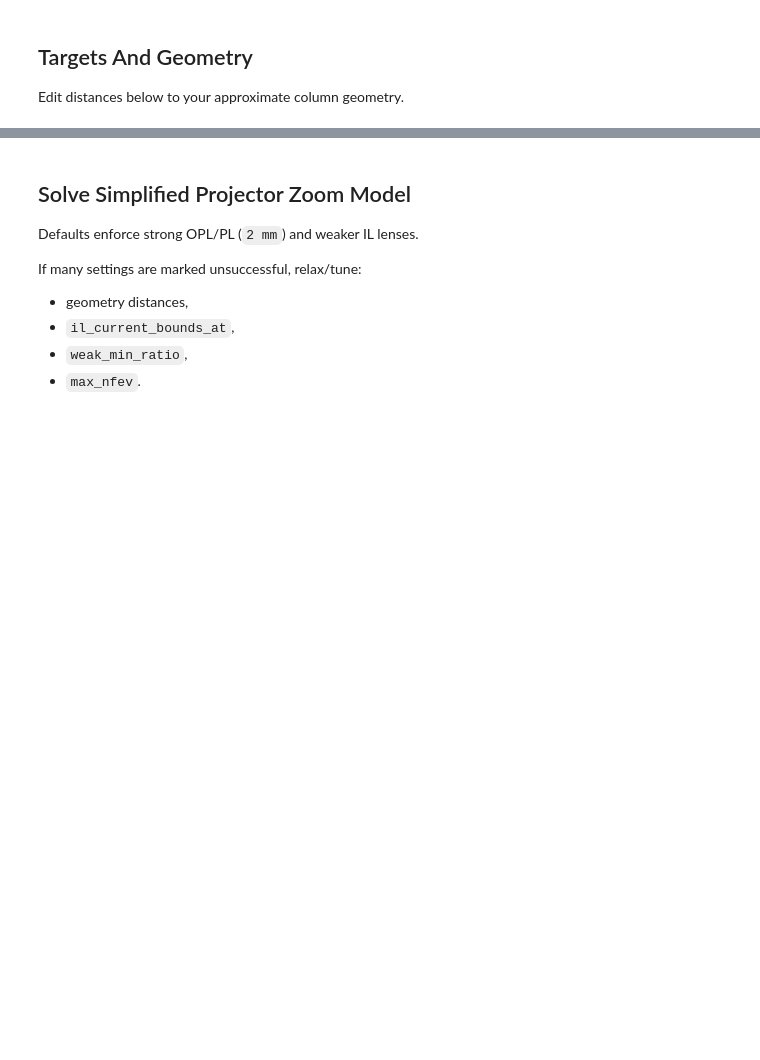
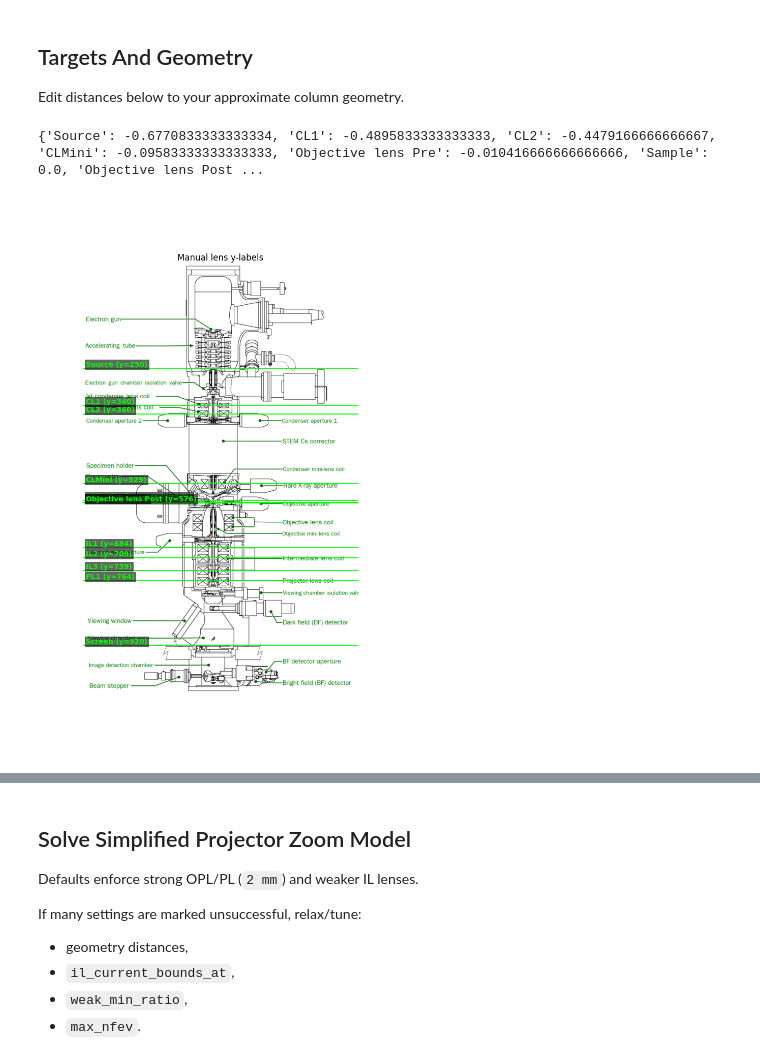
Before and after one commit to TemGym/TemGymCore, a Jupyter notebook: examples/microscope_models/projector_model_tem.ipynb, the cells around one changed output, grey strips where cells are left out. Saved outputs shown, nothing was run; the diff lists cells and outputs as text; code cells hidden in the pictures; blank space fills up the shorter version.

```diff
--- a/examples/microscope_models/projector_model_tem.ipynb
+++ b/examples/microscope_models/projector_model_tem.ipynb
@@ -44,3 +64,82 @@ def _build_abcd_np(dists: np.ndarray, focals: np.ndarray) -> np.ndarray:
 ## Targets And Geometry
 
 Edit distances below to your approximate column geometry.
+# %%
+# Manually fill y-pixel positions for each lens label.
+# Leave as None until you set a value.
+label_y = {
+    "Source": 250,
+    "CL1": 340,
+    "CL2": 360,
+    "CLMini": 529,
+    "Objective lens Pre": 570,
+    "Sample": 575,
+    "Objective lens Post": 576,
+    "IL1": 684,
+    "IL2": 709,
+    "IL3": 739,
+    "PL1": 764,
+    "Screen": 920,
+}
+
+length_scale_px = 624 - 528
+length_scale_m = 0.2  # 20 cm - length of elliptical box on left hand side of image.
+px_to_m = length_scale_m / length_scale_px
+
+label_y_m = {k: (v - 575) * px_to_m if v is not None else None for k, v in label_y.items()}
+print(label_y_m)
+
+img = plt.imread('microscope.png')
+# Plot image with horizontal label lines at each filled y value
+fig, ax = plt.subplots(figsize=(7, 11))
+ax.imshow(img, origin="upper")
+
+for name, y in label_y.items():
+    if y is None:
+        continue
+    y = int(y)
+    ax.axhline(y, color="lime", lw=1.5, alpha=0.9)
+    ax.text(
+        8, y - 4, f"{name} (y={y})",
+        color="lime", fontsize=10, fontweight="bold",
+        bbox=dict(facecolor="black", alpha=0.6, edgecolor="none", pad=2),
+    )
+
+ax.set_title("Manual lens y-labels")
+ax.axis("off")
+plt.show()
+
+# Optional cleaned dict (only filled labels)
+lens_z = {k: int(v) for k, v in label_y.items() if v is not None}
+lens_z
+
+y_vals_m = np.array([v for v in label_y_m.values() if v is not None], dtype=float)
+distances = np.diff(y_vals_m - np.min(y_vals_m))
+print("Distances between lenses (in meters):", distances)
+
+
+def _abs_delta_m(a: str, b: str) -> float:
+    va = label_y_m.get(a, None)
+    vb = label_y_m.get(b, None)
+    if va is None or vb is None:
+        raise ValueError(f"Missing y-label(s) for '{a}' or '{b}'.")
+    return float(abs(vb - va))
+
+
+# CAD-derived geometric priors used by projector fit (source/objective/post-obj onwards).
+CAD_PRIOR_DISTS_M = {
+    'd_source_to_opl_m': _abs_delta_m('Source', 'Objective lens Post'),
+    'd_object_to_opl_m': _abs_delta_m('Sample', 'Objective lens Post'),
+    'd_opl_to_il1_m': _abs_delta_m('Objective lens Post', 'IL1'),
+    'd_il1_to_il2_m': _abs_delta_m('IL1', 'IL2'),
+    'd_il2_to_il3_m': _abs_delta_m('IL2', 'IL3'),
+    'd_il3_to_pl1_m': _abs_delta_m('IL3', 'PL1'),
+    'd_pl1_to_det_m': _abs_delta_m('PL1', 'Screen'),
+}
+
+print('CAD priors [mm]:')
+for k, v in CAD_PRIOR_DISTS_M.items():
+    print(f"  {k}: {1e3 * v:.3f}")
+# %% [output]
+{'Source': -0.6770833333333334, 'CL1': -0.4895833333333333, 'CL2': -0.4479166666666667, 'CLMini': -0.09583333333333333, 'Objective lens Pre': -0.010416666666666666, 'Sample': 0.0, 'Objective lens Post ...
+[figure, added]
```
Also changed, not shown: parts of 11 cells of this notebook, 3 other files.
